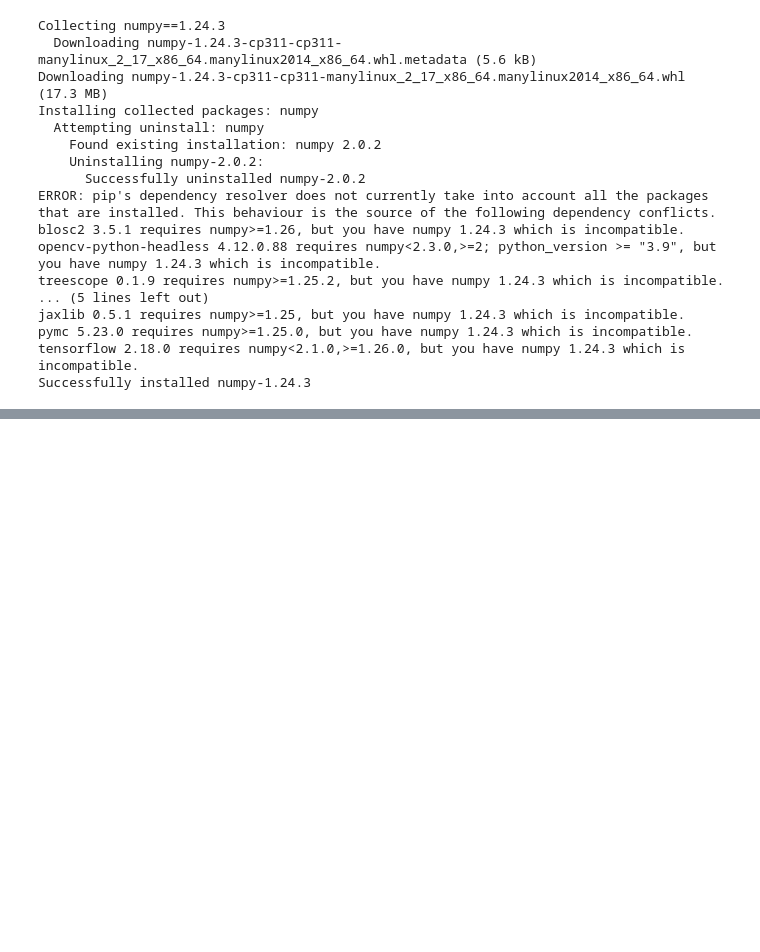
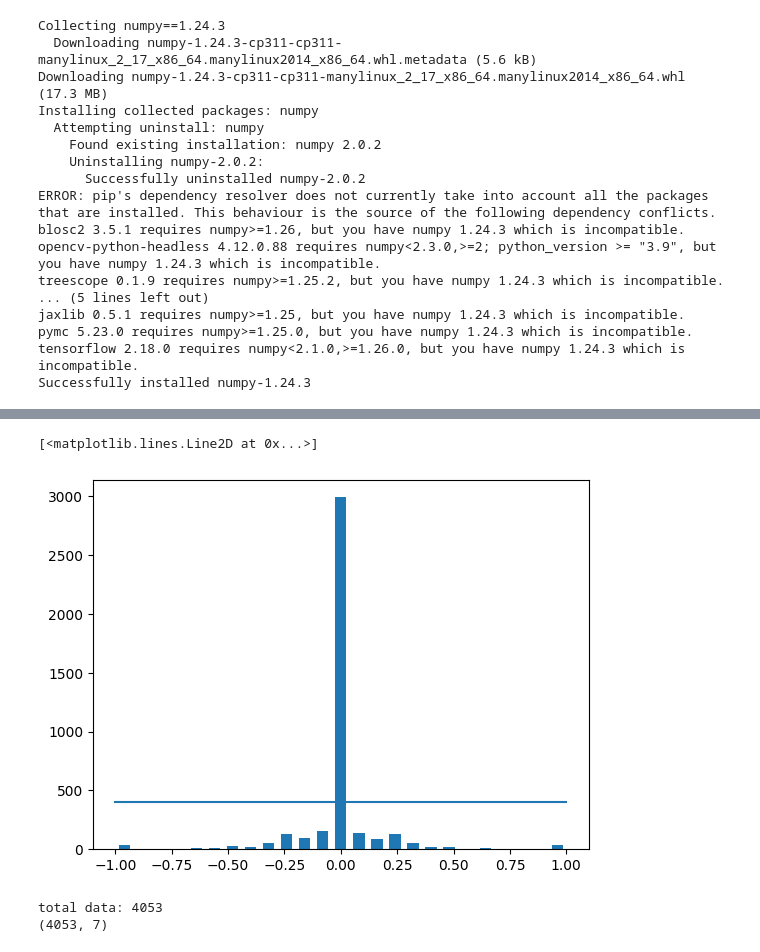
Before and after one commit to mjRam27/self-driving-car, a Jupyter notebook: Self_driving_car.ipynb, the cells around one changed output, grey strips where cells are left out. Cells and saved outputs as stored; diff of their text form; code cells hidden in the pictures; blank space fills up the shorter version.

```diff
--- a/Self_driving_car.ipynb
+++ b/Self_driving_car.ipynb
@@ -91,0 +145,16 @@ from imgaug import augmenters as iaa
+# %%
+num_bins = 25
+samples_per_bin = 400
+hist, bins = np.histogram(data['steering'], num_bins)
+center = (bins[:-1]+ bins[1:]) * 0.5
+plt.bar(center, hist, width = 0.05)
+plt.plot((np.min(data['steering']), np.max(data['steering'])), (samples_per_bin, samples_per_bin))
+# %% [output]
+[<matplotlib.lines.Line2D at 0x...>]
+[figure, added]
+# %%
+print('total data:', len(data))
+print(data.shape)
+# %% [output]
+total data: 4053
+(4053, 7)
```
Also changed, not shown: parts of 4 cells of this notebook.
